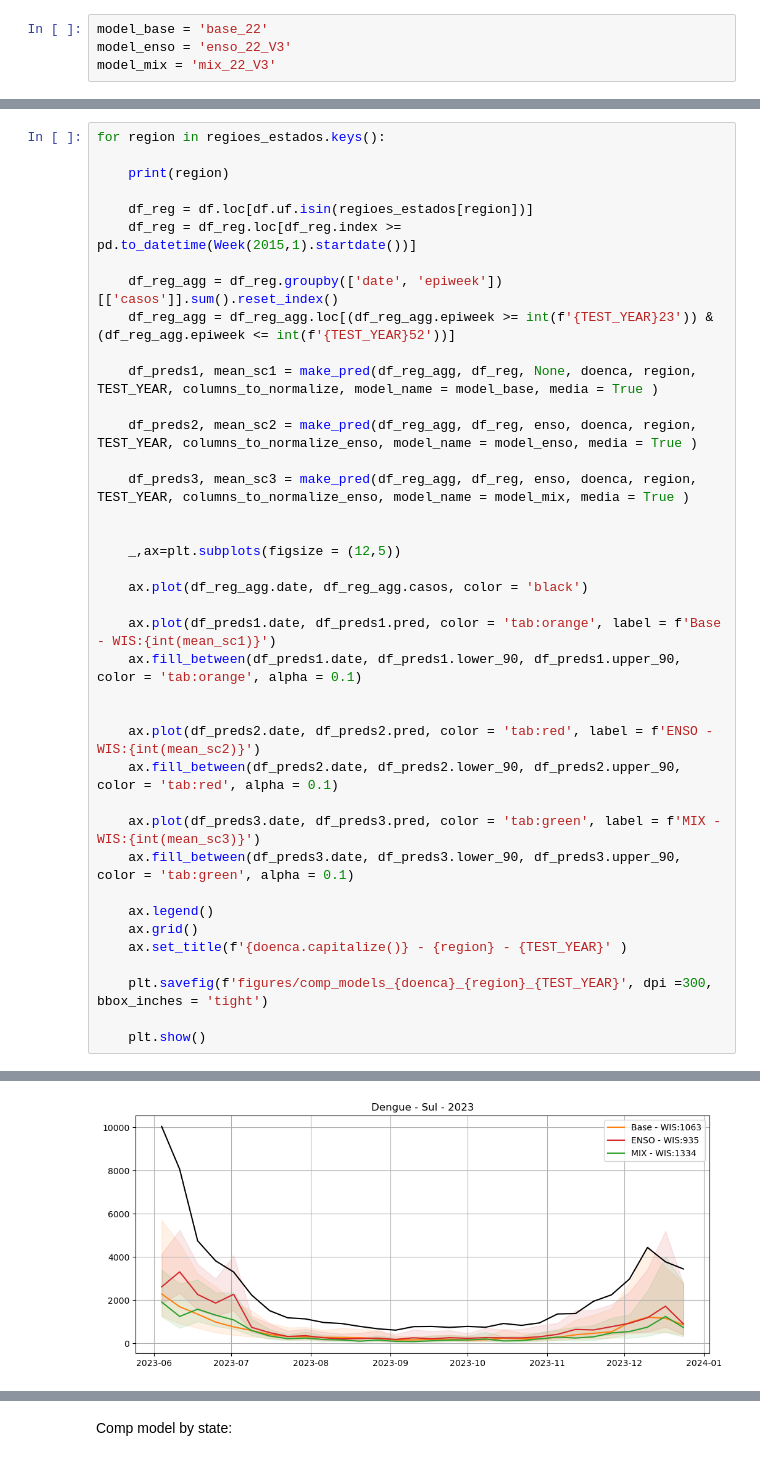
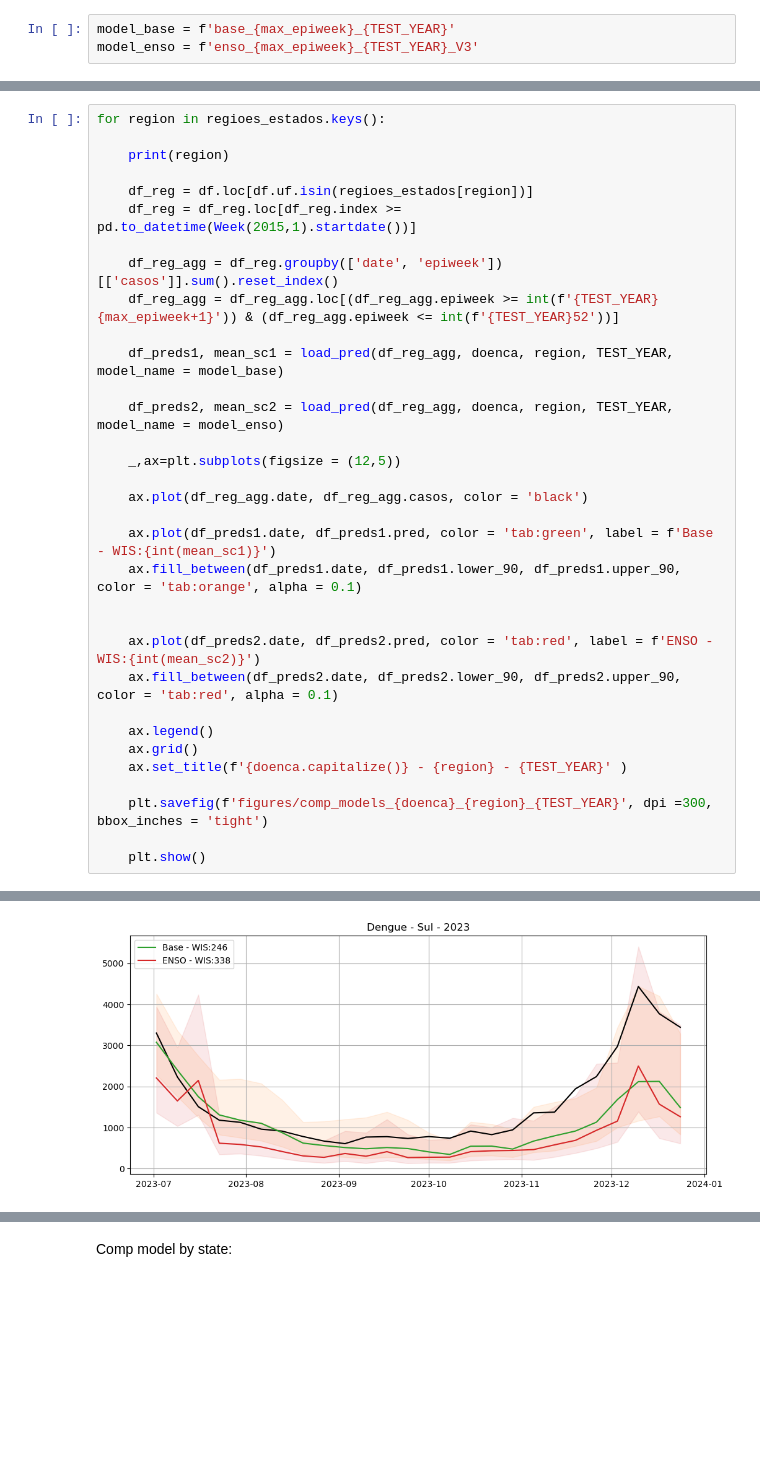
Before and after one commit to eduardocorrearaujo/medium_term_pytorch_el_nino, a Jupyter notebook: comp_models.ipynb, the cells around one changed output, grey strips where cells are left out. Cells and saved outputs as stored; diff of their text form; blank space fills up the shorter version.

```diff
--- a/comp_models.ipynb
+++ b/comp_models.ipynb
@@ -42,9 +36,8 @@ doenca = 'dengue'
 enso = prep.load_enso_weekly()
 df = prep.load_cases_data(filename= f'./data/{doenca}.csv.gz')
 # %%
-model_base = 'base_22'
-model_enso = 'enso_22_V3'
-model_mix = 'mix_22_V3'
+model_base = f'base_{max_epiweek}_{TEST_YEAR}'
+model_enso = f'enso_{max_epiweek}_{TEST_YEAR}_V3'
 # %%
 from pathlib import Path
 
@@ -118,28 +77,22 @@ for region in regioes_estados.keys():
     df_reg = df_reg.loc[df_reg.index >= pd.to_datetime(Week(2015,1).startdate())]
 
     df_reg_agg = df_reg.groupby(['date', 'epiweek'])[['casos']].sum().reset_index()
-    df_reg_agg = df_reg_agg.loc[(df_reg_agg.epiweek >= int(f'{TEST_YEAR}23')) & (df_reg_agg.epiweek <= int(f'{TEST_YEAR}52'))]
+    df_reg_agg = df_reg_agg.loc[(df_reg_agg.epiweek >= int(f'{TEST_YEAR}{max_epiweek+1}')) & (df_reg_agg.epiweek <= int(f'{TEST_YEAR}52'))]
 
-    df_preds1, mean_sc1 = make_pred(df_reg_agg, df_reg, None, doenca, region, TEST_YEAR, columns_to_normalize, model_name = model_base, media = True )
+    df_preds1, mean_sc1 = load_pred(df_reg_agg, doenca, region, TEST_YEAR, model_name = model_base)
 
-    df_preds2, mean_sc2 = make_pred(df_reg_agg, df_reg, enso, doenca, region, TEST_YEAR, columns_to_normalize_enso, model_name = model_enso, media = True )
-
-    df_preds3, mean_sc3 = make_pred(df_reg_agg, df_reg, enso, doenca, region, TEST_YEAR, columns_to_normalize_enso, model_name = model_mix, media = True )
-
+    df_preds2, mean_sc2 = load_pred(df_reg_agg, doenca, region, TEST_YEAR, model_name = model_enso)
 
     _,ax=plt.subplots(figsize = (12,5))
 
     ax.plot(df_reg_agg.date, df_reg_agg.casos, color = 'black')
 
-    ax.plot(df_preds1.date, df_preds1.pred, color = 'tab:orange', label = f'Base - WIS:{int(mean_sc1)}')
+    ax.plot(df_preds1.date, df_preds1.pred, color = 'tab:green', label = f'Base - WIS:{int(mean_sc1)}')
     ax.fill_between(df_preds1.date, df_preds1.lower_90, df_preds1.upper_90, color = 'tab:orange', alpha = 0.1)
 
 
     ax.plot(df_preds2.date, df_preds2.pred, color = 'tab:red', label = f'ENSO - WIS:{int(mean_sc2)}')
     ax.fill_between(df_preds2.date, df_preds2.lower_90, df_preds2.upper_90, color = 'tab:red', alpha = 0.1)
-
-    ax.plot(df_preds3.date, df_preds3.pred, color = 'tab:green', label = f'MIX - WIS:{int(mean_sc3)}')
-    ax.fill_between(df_preds3.date, df_preds3.lower_90, df_preds3.upper_90, color = 'tab:green', alpha = 0.1)
 
     ax.legend()
     ax.grid()
@@ -156,2 +106,2 @@ Loading predictions/preds_dengue_Sul_2023_mix_22_V3.csv
-[figure, old version]
+[figure, new version]
 Sudeste
```
Also changed, not shown: parts of 10 cells of this notebook, 27 other files.
